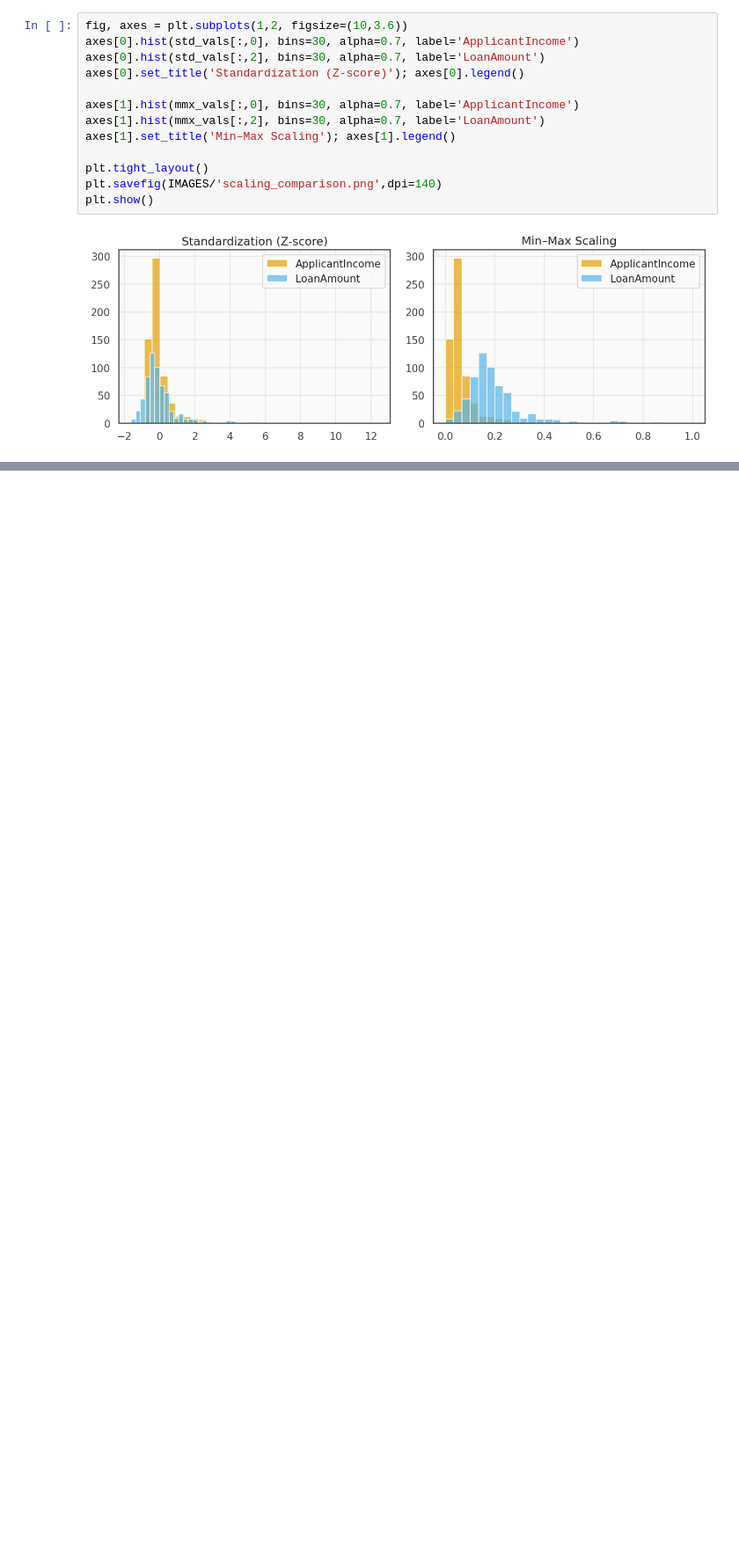
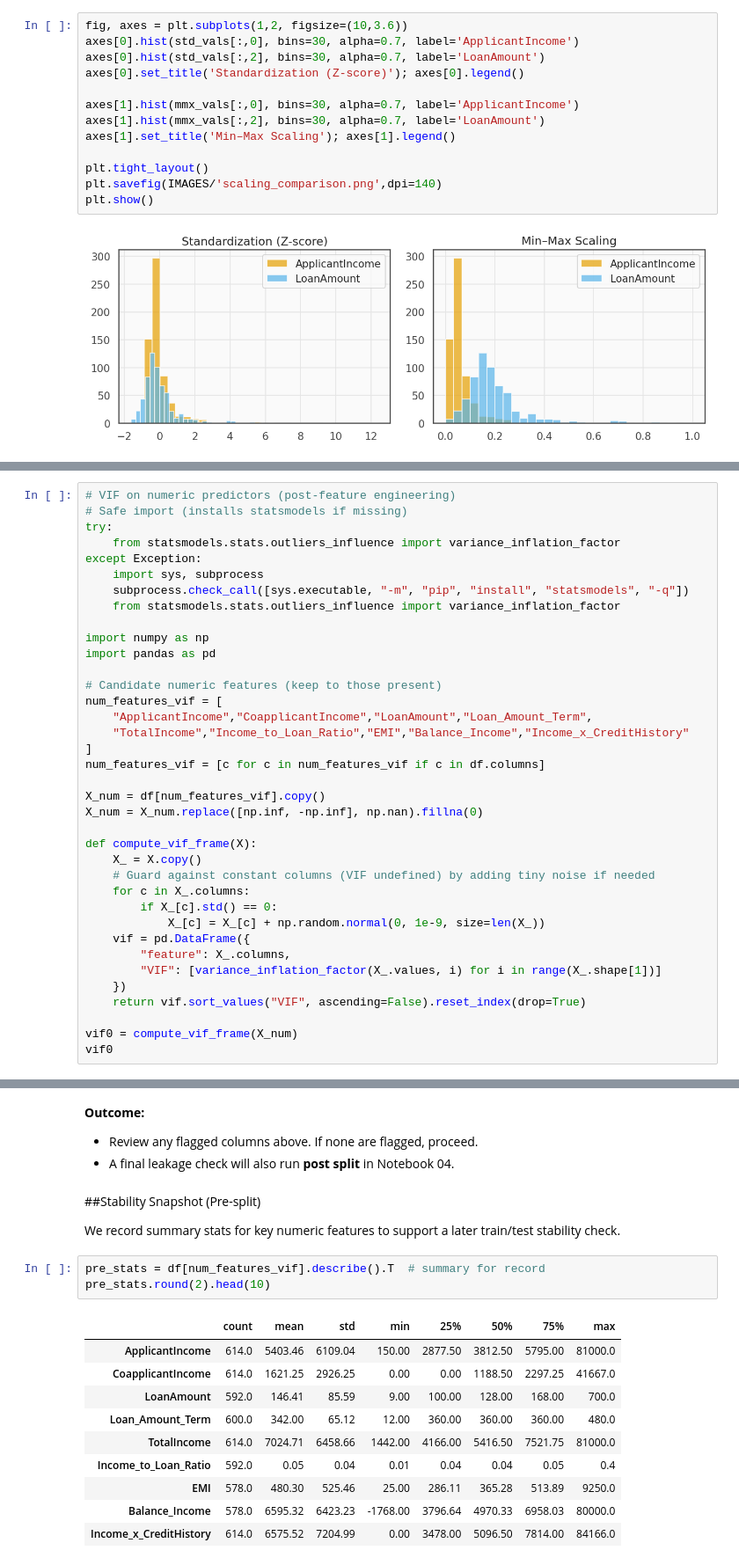
Before and after one commit to MadhuriMapari/loan-repayment-behaviour, a Jupyter notebook: notebooks/03_feature_engineering.ipynb, the cells around one changed output, grey strips where cells are left out. Shown: that part at 88% size. Saved outputs shown, nothing was run; the diff lists cells and outputs as text; blank space fills up the shorter version.

```diff
--- a/notebooks/03_feature_engineering.ipynb
+++ b/notebooks/03_feature_engineering.ipynb
@@ -412,0 +431,37 @@ plt.show()
+# %%
+# VIF on numeric predictors (post-feature engineering)
+# Safe import (installs statsmodels if missing)
+try:
+    from statsmodels.stats.outliers_influence import variance_inflation_factor
+except Exception:
+    import sys, subprocess
+    subprocess.check_call([sys.executable, "-m", "pip", "install", "statsmodels", "-q"])
+    from statsmodels.stats.outliers_influence import variance_inflation_factor
+
+import numpy as np
+import pandas as pd
+
+# Candidate numeric features (keep to those present)
+num_features_vif = [
+    "ApplicantIncome","CoapplicantIncome","LoanAmount","Loan_Amount_Term",
+    "TotalIncome","Income_to_Loan_Ratio","EMI","Balance_Income","Income_x_CreditHistory"
+]
+num_features_vif = [c for c in num_features_vif if c in df.columns]
+
+X_num = df[num_features_vif].copy()
+X_num = X_num.replace([np.inf, -np.inf], np.nan).fillna(0)
+
+def compute_vif_frame(X):
+    X_ = X.copy()
+    # Guard against constant columns (VIF undefined) by adding tiny noise if needed
+    for c in X_.columns:
+        if X_[c].std() == 0:
+            X_[c] = X_[c] + np.random.normal(0, 1e-9, size=len(X_))
+    vif = pd.DataFrame({
+        "feature": X_.columns,
+        "VIF": [variance_inflation_factor(X_.values, i) for i in range(X_.shape[1])]
+    })
+    return vif.sort_values("VIF", ascending=False).reset_index(drop=True)
+
+vif0 = compute_vif_frame(X_num)
+vif0
@@ -413,3 +550,25 @@ plt.show()
+# %% [markdown]
+**Outcome:**
+- Review any flagged columns above. If none are flagged, proceed.
+- A final leakage check will also run **post split** in Notebook 04.
+# %% [markdown]
+##Stability Snapshot (Pre-split)
+
+We record summary stats for key numeric features to support a later train/test stability check.
+# %%
+pre_stats = df[num_features_vif].describe().T  # summary for record
+pre_stats.round(2).head(10)
+# %% [output]
+|  | count | mean | std | min | 25% | 50% | 75% | max |
+| ApplicantIncome | 614.0 | 5403.46 | 6109.04 | 150.00 | 2877.50 | 3812.50 | 5795.00 | 81000.0 |
+| CoapplicantIncome | 614.0 | 1621.25 | 2926.25 | 0.00 | 0.00 | 1188.50 | 2297.25 | 41667.0 |
+| LoanAmount | 592.0 | 146.41 | 85.59 | 9.00 | 100.00 | 128.00 | 168.00 | 700.0 |
+| Loan_Amount_Term | 600.0 | 342.00 | 65.12 | 12.00 | 360.00 | 360.00 | 360.00 | 480.0 |
+| TotalIncome | 614.0 | 7024.71 | 6458.66 | 1442.00 | 4166.00 | 5416.50 | 7521.75 | 81000.0 |
+| Income_to_Loan_Ratio | 592.0 | 0.05 | 0.04 | 0.01 | 0.04 | 0.04 | 0.05 | 0.4 |
+| EMI | 578.0 | 480.30 | 525.46 | 25.00 | 286.11 | 365.28 | 513.89 | 9250.0 |
+| Balance_Income | 578.0 | 6595.32 | 6423.23 | -1768.00 | 3796.64 | 4970.33 | 6958.03 | 80000.0 |
+| Income_x_CreditHistory | 614.0 | 6575.52 | 7204.99 | 0.00 | 3478.00 | 5096.50 | 7814.00 | 84166.0 |
 # %% [markdown]
 ##Save Model-Ready Data & Example Pipeline
 We now write a compact, model-ready table and show a **scikit-learn Pipeline** that performs encoding + scaling
```
Also changed, not shown: parts of 19 cells of this notebook, 24 other files.
